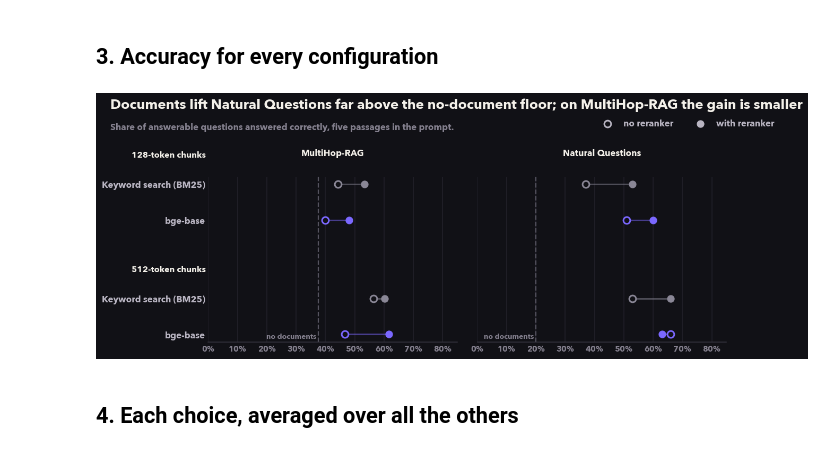
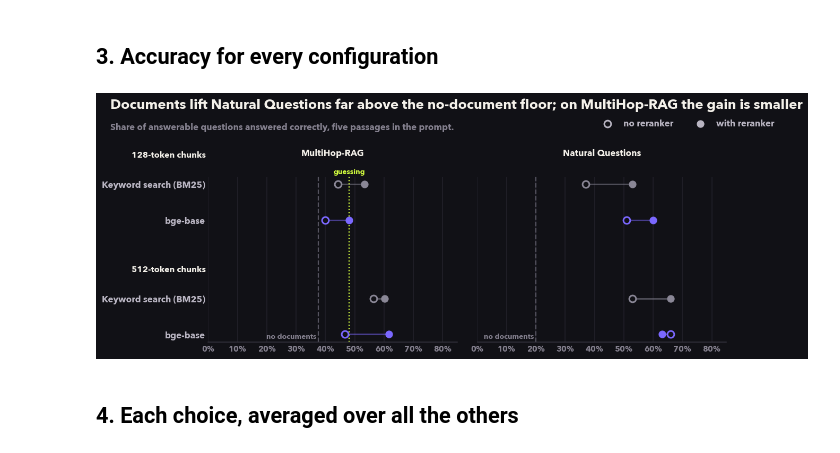
Before and after one commit to ai-with-md/rag-per-dollar, a Jupyter notebook: notebooks/03_answers.ipynb, the cells around one changed output. Saved outputs shown, nothing was run; the diff lists cells and outputs as text; code cells hidden in the pictures.

```diff
--- a/notebooks/03_answers.ipynb
+++ b/notebooks/03_answers.ipynb
@@ -104,6 +105,20 @@ unanswerable = mhr[~mhr["answerable"] & (mhr["k"] > 0)]
 print(f"MultiHop-RAG questions the articles cannot answer, answered anyway with documents: "
       f"{1 - unanswerable['correct'].mean():.1%}")
 
+# The floor from notebook 01: never read, always give the most common answer for the question's type.
+all_questions = load_questions("multihop_rag")
+answerable_questions = all_questions[all_questions["type"] != "null"].copy()
+answerable_questions["first"] = answerable_questions["answers"].str[0].map(normalize_text)
+guess = answerable_questions.groupby("type")["first"].agg(lambda s: s.value_counts().index[0])
+in_sample = answerable_questions[answerable_questions["qid"].isin(mhr["qid"])]
+guess_floor = (in_sample["first"] == in_sample["type"].map(guess)).mean()
+per_config = mhr[mhr["answerable"] & (mhr["k"] > 0)].groupby(["chunk", "retriever", "rerank", "k"])["correct"].mean()
+values = per_config.to_numpy()
+tied = np.isclose(values, guess_floor)
+print(f"MultiHop-RAG, guessing without reading: {guess_floor:.1%}. Of {len(values)} configurations, "
+      f"{int(((values > guess_floor) & ~tied).sum())} beat it, {int(tied.sum())} ties it and "
+      f"{int(((values < guess_floor) & ~tied).sum())} fall below it")
+
 types = load_questions("multihop_rag").set_index("qid")["type"]
 by_type = mhr[mhr["answerable"]].assign(type=lambda t: t["qid"].map(types))
 by_type = by_type.assign(setting=np.where(by_type["k"] == 0, "no documents", "with documents, average"))
@@ -137,34 +155,37 @@ def dot_plot(table, k, ax, title, group_labels=True):
             color = style.RETRIEVER_COLORS[key]
             ax.plot([off, on], [y, y], color=color, lw=2, alpha=0.5, zorder=2)
             ax.scatter(off, y, s=70, facecolor=style.SURFACE, edgecolor=color, lw=2, zorder=3)
             ax.scatter(on, y, s=70, color=color, zorder=3)
             ticks.append(y)
             labels.append(style.RETRIEVER_LABELS[key])
             y += 1
         y += 1.2
     ax.set_yticks(ticks, labels)
     ax.invert_yaxis()
     ax.set_xlim(0, 0.85)
     ax.xaxis.set_major_formatter(lambda x, _: f"{x:.0%}")
     ax.set_title(title, color=style.INK, fontsize=11, pad=26)
 
 
 fig, axes = plt.subplots(1, 2, figsize=(12, 4.8), sharex=True)
 for ax, name in zip(axes, DATASETS):
     dot_plot(tables[name], 5, ax, DATASETS[name], group_labels=name == "multihop_rag")
     ax.axvline(floor[name], color=style.FLOOR_COLOR, lw=1.5, ls="--")
     ax.text(floor[name], 0.02, "no documents ", transform=ax.get_xaxis_transform(), color=style.MUTED, fontsize=9, ha="right")
+    if name == "multihop_rag":
+        ax.axvline(guess_floor, color=style.HIGHLIGHT, lw=1.5, ls=":")
+        ax.text(guess_floor, 1.01, "guessing", transform=ax.get_xaxis_transform(), color=style.HIGHLIGHT, fontsize=9, ha="center", va="bottom")
 axes[1].tick_params(labelleft=False)
 axes[0].scatter([], [], s=70, facecolor=style.SURFACE, edgecolor=style.INK_2, lw=2, label="no reranker")
 axes[0].scatter([], [], s=70, color=style.INK_2, label="with reranker")
 fig.legend(loc="upper right", bbox_to_anchor=(0.98, 0.935), ncol=2)
 style.headline(fig, "Documents lift Natural Questions far above the no-document floor; on MultiHop-RAG the gain is smaller",
                "Share of answerable questions answered correctly, five passages in the prompt.")
 fig.subplots_adjust(top=0.7, left=0.16, wspace=0.08)
 style.save(fig, "accuracy_by_configuration")
 plt.show()
 # %% [output]
-[figure, old version]
+[figure, new version]
 # %% [markdown]
 ## 4. Each choice, averaged over all the others
 # %%
```
Also changed, not shown: parts of 4 cells of this notebook, 3 other files.
